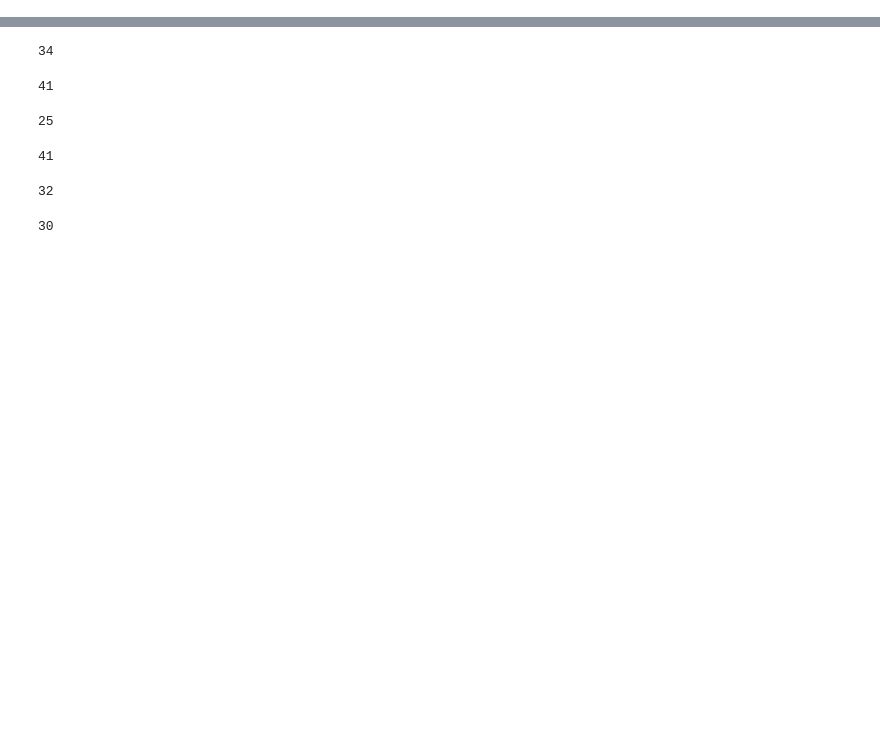
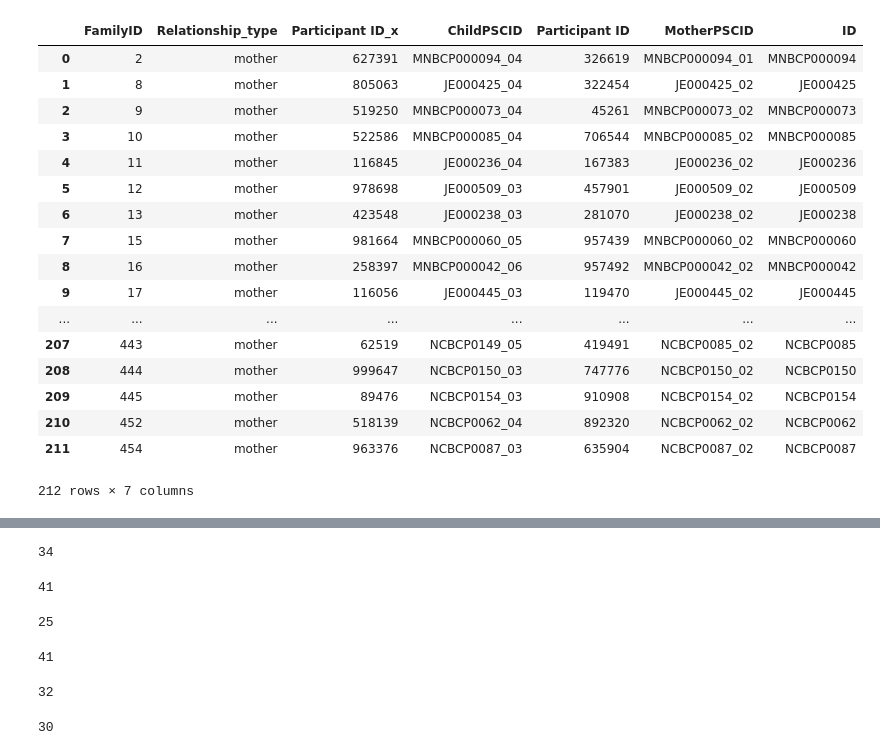
Before and after one commit to niblunc/BCP, a Jupyter notebook: HEI/HEI/analysis.ipynb, the cells around one changed output, grey strips where cells are left out. Cells and saved outputs as stored; diff of their text form; code cells hidden in the pictures; blank space fills up the shorter version.

```diff
--- a/HEI/HEI/analysis.ipynb
+++ b/HEI/HEI/analysis.ipynb
@@ -17 +19,22 @@ convers = pd.read_csv('/Users/gracer/Google Drive/BCP/data/conversions.csv', sep
+# %%
+convers
+# %% [output]
+|  | FamilyID | Relationship_type | Participant ID_x | ChildPSCID | Participant ID | MotherPSCID | ID |
+| 0 | 2 | mother | 627391 | MNBCP000094_04 | 326619 | MNBCP000094_01 | MNBCP000094 |
+| 1 | 8 | mother | 805063 | JE000425_04 | 322454 | JE000425_02 | JE000425 |
+| 2 | 9 | mother | 519250 | MNBCP000073_04 | 45261 | MNBCP000073_02 | MNBCP000073 |
+| 3 | 10 | mother | 522586 | MNBCP000085_04 | 706544 | MNBCP000085_02 | MNBCP000085 |
+| 4 | 11 | mother | 116845 | JE000236_04 | 167383 | JE000236_02 | JE000236 |
+| 5 | 12 | mother | 978698 | JE000509_03 | 457901 | JE000509_02 | JE000509 |
+| 6 | 13 | mother | 423548 | JE000238_03 | 281070 | JE000238_02 | JE000238 |
+| 7 | 15 | mother | 981664 | MNBCP000060_05 | 957439 | MNBCP000060_02 | MNBCP000060 |
+| 8 | 16 | mother | 258397 | MNBCP000042_06 | 957492 | MNBCP000042_02 | MNBCP000042 |
+| 9 | 17 | mother | 116056 | JE000445_03 | 119470 | JE000445_02 | JE000445 |
+| ... | ... | ... | ... | ... | ... | ... | ... |
+| 207 | 443 | mother | 62519 | NCBCP0149_05 | 419491 | NCBCP0085_02 | NCBCP0085 |
+| 208 | 444 | mother | 999647 | NCBCP0150_03 | 747776 | NCBCP0150_02 | NCBCP0150 |
+| 209 | 445 | mother | 89476 | NCBCP0154_03 | 910908 | NCBCP0154_02 | NCBCP0154 |
+| 210 | 452 | mother | 518139 | NCBCP0062_04 | 892320 | NCBCP0062_02 | NCBCP0062 |
+| 211 | 454 | mother | 963376 | NCBCP0087_03 | 635904 | NCBCP0087_02 | NCBCP0087 |
+212 rows × 7 columns
 # %%
```
Also changed, not shown: parts of 6 cells of this notebook, 2 other files.
